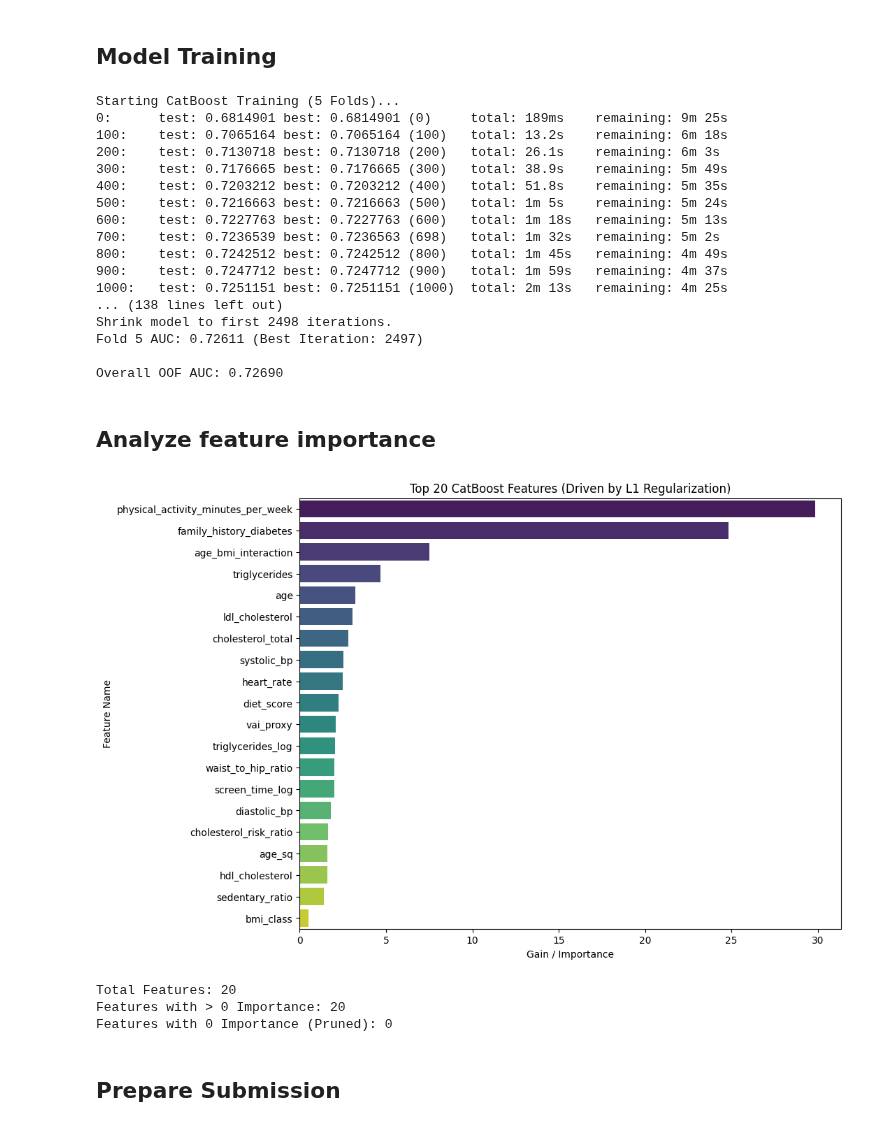
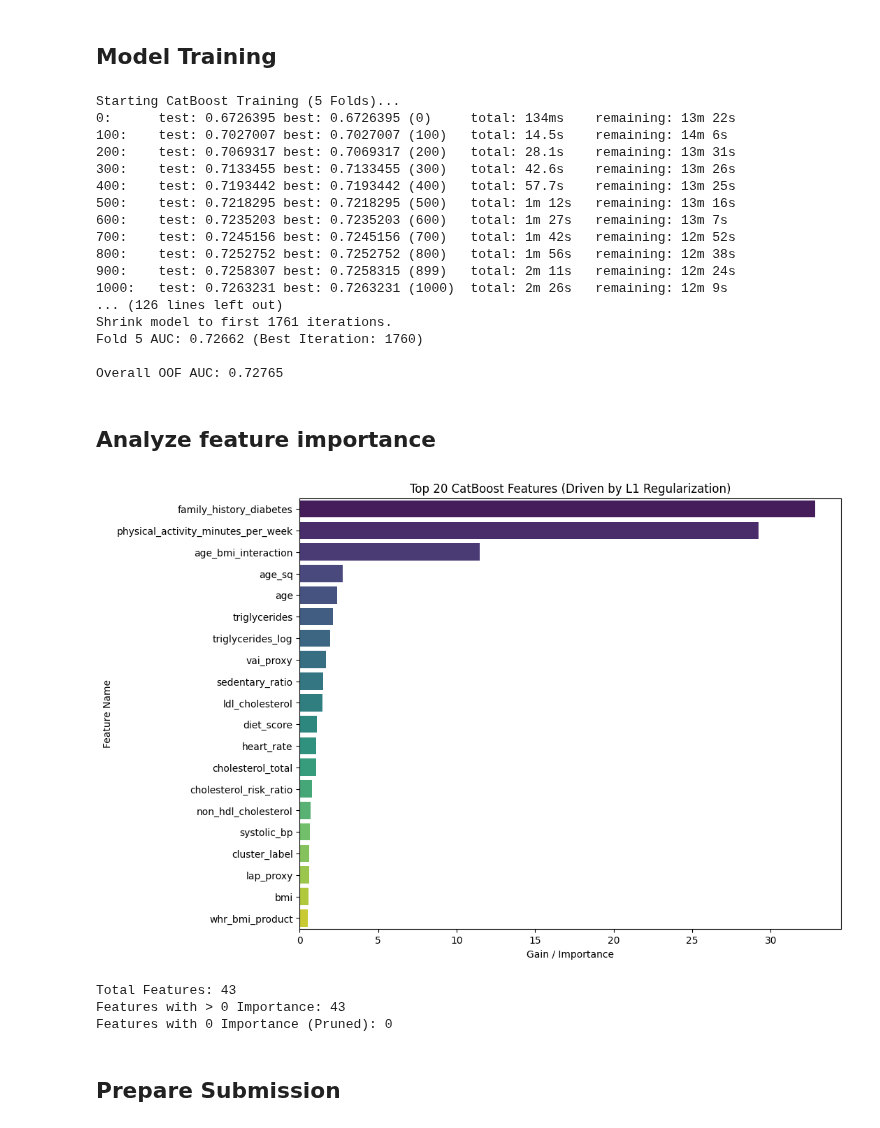
Before and after one commit to SteveTarter/kaggle-playground-series, a Jupyter notebook: 2025/s5e12/ps-s5e12-catboost.ipynb, the cells around one changed output. Cells and saved outputs as stored; diff of their text form; code cells hidden in the pictures.

```diff
--- a/2025/s5e12/ps-s5e12-catboost.ipynb
+++ b/2025/s5e12/ps-s5e12-catboost.ipynb
@@ -442,7 +480,7 @@ Best AUC: 0.7252257679505242
 
 cb_tuned_params = {
     **best_params,
-    'iterations': 3000,
+    'iterations': 6000,
     'learning_rate': 0.05,
     'depth': 6,
     'eval_metric': 'AUC',
@@ -459,20 +497,37 @@ skf = StratifiedKFold(n_splits=n_folds, shuffle=True, random_state=seed)
 
 print(f'\nStarting CatBoost Training ({n_folds} Folds)...')
 
-for fold, (train_idx, val_idx) in enumerate(skf.split(X_rfe, y)):
-    X_train, y_train = X_rfe.iloc[train_idx], y.iloc[train_idx]
-    X_val, y_val = X_rfe.iloc[val_idx], y.iloc[val_idx]
+for fold, (train_idx, val_idx) in enumerate(skf.split(training_df, y)):
+    X_train_fold, y_train_fold = training_df.iloc[train_idx], y.iloc[train_idx]
+    X_val_fold, y_val_fold = training_df.iloc[val_idx], y.iloc[val_idx]
+
+    # Create a FeatureFactory for this fold's data
+    fe_fold = FeatureFactory(strategies=fe_strategies, target=TARGET, seed=seed)
+
+    X_train_trans = fe_fold.fit_transform(X_train_fold)
+    X_val_trans = fe_fold.transform(X_val_fold)
+    X_test_trans = fe_fold.transform(test_df)
+
+    # Filter Columns using 'optimal_cols'
+    # We take the intersection to be safe (in case FE dropped a col for some reason)
+    final_cols = [c for c in cols_to_keep if c in X_train_trans.columns]
+
+    X_train_trans = X_train_trans[final_cols]
+    X_val_trans = X_val_trans[final_cols]
+    X_test_trans = X_test_trans[final_cols]
+
+    cat_cols = X_train_trans.select_dtypes(include=['object', 'category']).columns.tolist()
 
     # Transform Datakage)
     # Note: We are fitting the preprocessor every fold.
-    model = cb.CatBoostClassifier(**cb_tuned_params, cat_features=cat_features)
+    model = cb.CatBoostClassifier(**cb_tuned_params, cat_features=cat_cols)
 
     # Train Model
     # The pipeline will call feature_factory.fit_transform(X_train)
     # and then pass that result to xgb.fit()
     model.fit(
-        X_train, y_train,
-        eval_set=[(X_val, y_val)],
+        X_train_trans, y_train_fold,
+        eval_set=[(X_val_trans, y_val_fold)],
         verbose=100,
         early_stopping_rounds=50,
         use_best_model=True
@@ -480,15 +535,15 @@ for fold, (train_idx, val_idx) in enumerate(skf.split(X_rfe, y)):
 
     # Predict Validation Set
     # [:, 1] grabs the probability of class 1 (Diabetes)
-    val_probs = model.predict_proba(X_val)[:, 1]
+    val_probs = model.predict_proba(X_val_trans)[:, 1]
     oof_preds[val_idx] = val_probs
 
     # Score
-    score = roc_auc_score(y_val, val_probs)
+    score = roc_auc_score(y_val_fold, val_probs)
     print(f'Fold {fold+1} AUC: {score:.5f} (Best Iteration: {model.get_best_iteration()})')
 
     # Predict Test Set (Accumulate for averaging)
-    test_probs = model.predict_proba(X_test_rfe)[:, 1]
+    test_probs = model.predict_proba(X_test_trans)[:, 1]
     test_preds += test_probs / n_folds
 
 # Evaluation
@@ -497,57 +552,64 @@ overall_auc = roc_auc_score(y, oof_preds)
 print(f'\nOverall OOF AUC: {overall_auc:.5f}')
 # %% [output]
 Starting CatBoost Training (5 Folds)...
-0:      test: 0.6814901 best: 0.6814901 (0)     total: 189ms    remaining: 9m 25s
-100:    test: 0.7065164 best: 0.7065164 (100)   total: 13.2s    remaining: 6m 18s
-200:    test: 0.7130718 best: 0.7130718 (200)   total: 26.1s    remaining: 6m 3s
-300:    test: 0.7176665 best: 0.7176665 (300)   total: 38.9s    remaining: 5m 49s
-400:    test: 0.7203212 best: 0.7203212 (400)   total: 51.8s    remaining: 5m 35s
-500:    test: 0.7216663 best: 0.7216663 (500)   total: 1m 5s    remaining: 5m 24s
-600:    test: 0.7227763 best: 0.7227763 (600)   total: 1m 18s   remaining: 5m 13s
-700:    test: 0.7236539 best: 0.7236563 (698)   total: 1m 32s   remaining: 5m 2s
-800:    test: 0.7242512 best: 0.7242512 (800)   total: 1m 45s   remaining: 4m 49s
-900:    test: 0.7247712 best: 0.7247712 (900)   total: 1m 59s   remaining: 4m 37s
-1000:   test: 0.7251151 best: 0.7251151 (1000)  total: 2m 13s   remaining: 4m 25s
-... (138 lines left out)
-Shrink model to first 2498 iterations.
-Fold 5 AUC: 0.72611 (Best Iteration: 2497)
+0:      test: 0.6726395 best: 0.6726395 (0)     total: 134ms    remaining: 13m 22s
+100:    test: 0.7027007 best: 0.7027007 (100)   total: 14.5s    remaining: 14m 6s
+200:    test: 0.7069317 best: 0.7069317 (200)   total: 28.1s    remaining: 13m 31s
+300:    test: 0.7133455 best: 0.7133455 (300)   total: 42.6s    remaining: 13m 26s
+400:    test: 0.7193442 best: 0.7193442 (400)   total: 57.7s    remaining: 13m 25s
+500:    test: 0.7218295 best: 0.7218295 (500)   total: 1m 12s   remaining: 13m 16s
+600:    test: 0.7235203 best: 0.7235203 (600)   total: 1m 27s   remaining: 13m 7s
+700:    test: 0.7245156 best: 0.7245156 (700)   total: 1m 42s   remaining: 12m 52s
+800:    test: 0.7252752 best: 0.7252752 (800)   total: 1m 56s   remaining: 12m 38s
+900:    test: 0.7258307 best: 0.7258315 (899)   total: 2m 11s   remaining: 12m 24s
+1000:   test: 0.7263231 best: 0.7263231 (1000)  total: 2m 26s   remaining: 12m 9s
+... (126 lines left out)
+Shrink model to first 1761 iterations.
+Fold 5 AUC: 0.72662 (Best Iteration: 1760)
 
-Overall OOF AUC: 0.72690
+Overall OOF AUC: 0.72765
 # %% [markdown]
 ## Analyze feature importance
 # %%
 # Extract Importances
+
+# Filter Columns using 'optimal_cols'
+# We take the intersection to be safe (in case FE dropped a col for some reason)
+final_cols = [c for c in cols_to_keep if c in X_rfe.columns]
+
+X_rfe = X_rfe[final_cols]
+
 # 'model' is the trained XGBoost classifier from the last fold of your loop
 importance = model.feature_importances_
 feature_names = X_rfe.columns
 
 # Create a DataFrame & Sort
 fi_df = pd.DataFrame({
     'Feature': feature_names,
     'Importance': importance
 }).sort_values(by='Importance', ascending=False)
 
 # Plot Top 20 Features
 plt.figure(figsize=(10, 8))
 sns.barplot(x='Importance', y='Feature', data=fi_df.head(20), palette='viridis')
 plt.title('Top 20 CatBoost Features (Driven by L1 Regularization)')
 plt.xlabel('Gain / Importance')
 plt.ylabel('Feature Name')
 plt.show()
 
 # Analyze "Dead" Features
 zero_imp_features = fi_df[fi_df['Importance'] == 0]
 print(f'Total Features: {len(fi_df)}')
 print(f'Features with > 0 Importance: {len(fi_df) - len(zero_imp_features)}')
 print(f'Features with 0 Importance (Pruned): {len(zero_imp_features)}')
 
 if len(zero_imp_features) > 0:
     print('\nExamples of Pruned Features:')
     print(zero_imp_features['Feature'].head(10).tolist())
 # %% [output]
-[figure, old version]
+[figure, new version]
-Total Features: 20
-Features with > 0 Importance: 20
+Total Features: 43
+Features with > 0 Importance: 43
 Features with 0 Importance (Pruned): 0
 # %% [markdown]
 ## Prepare Submission
```
Also changed, not shown: parts of 6 cells of this notebook, 8 other files.
